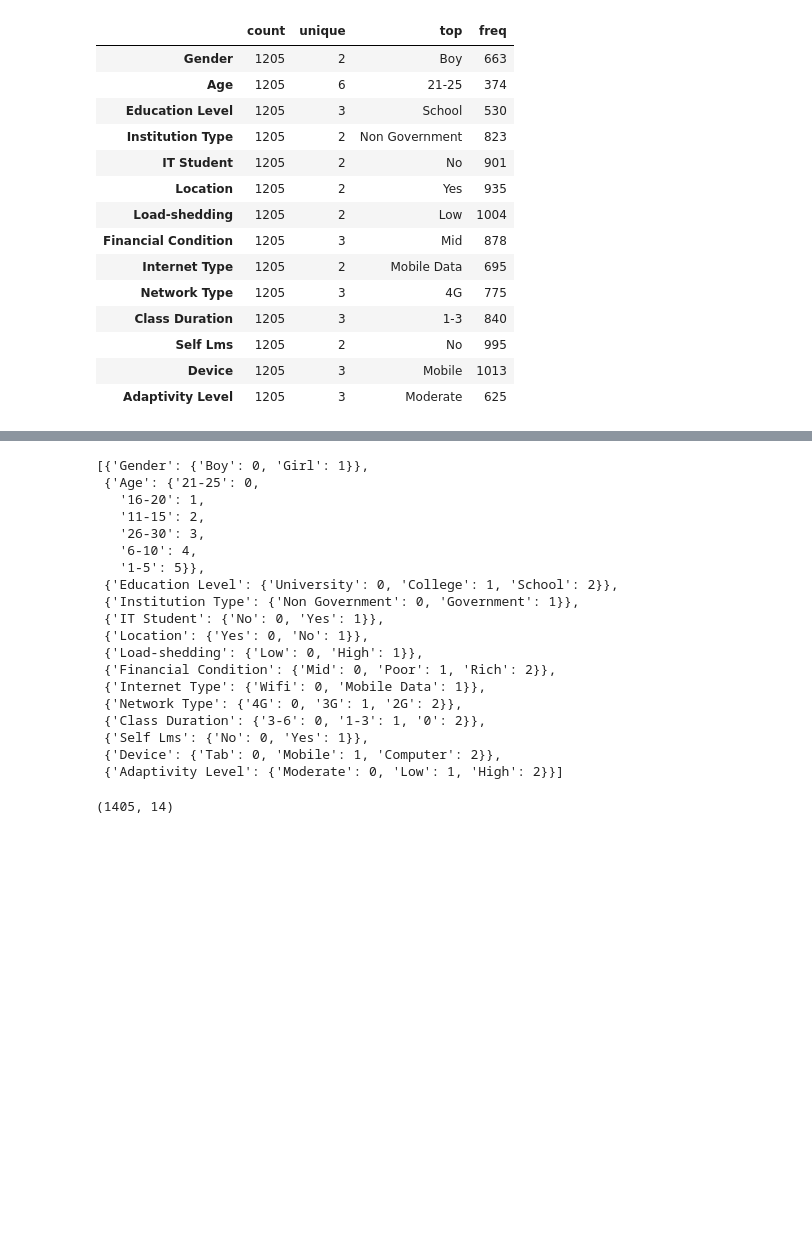
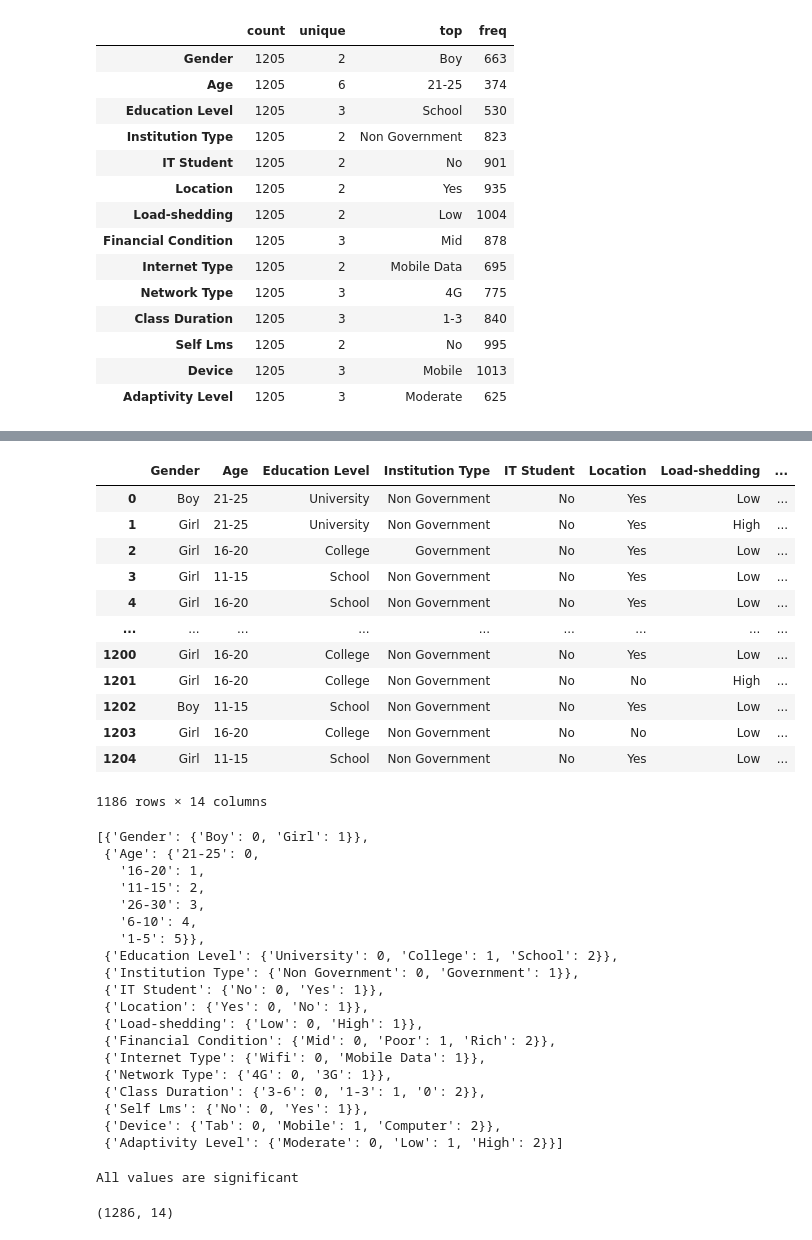
Before and after one commit to besteguney/EEE485, a Jupyter notebook: main2.ipynb, the cells around one changed output, grey strips where cells are left out. Saved outputs shown, nothing was run; the diff lists cells and outputs as text; code cells hidden in the pictures; blank space fills up the shorter version.

```diff
--- a/main2.ipynb
+++ b/main2.ipynb
@@ -54,3 +73,20 @@ df.describe().T
+# %%
+df = df.drop(df[df['Network Type']=='2G'].index)
+df
+# %% [output]
+|  | Gender | Age | Education Level | Institution Type | IT Student | Location | Load-shedding | ... |
+| 0 | Boy | 21-25 | University | Non Government | No | Yes | Low | ... |
+| 1 | Girl | 21-25 | University | Non Government | No | Yes | High | ... |
+| 2 | Girl | 16-20 | College | Government | No | Yes | Low | ... |
+| 3 | Girl | 11-15 | School | Non Government | No | Yes | Low | ... |
+| 4 | Girl | 16-20 | School | Non Government | No | Yes | Low | ... |
+| ... | ... | ... | ... | ... | ... | ... | ... | ... |
+| 1200 | Girl | 16-20 | College | Non Government | No | Yes | Low | ... |
+| 1201 | Girl | 16-20 | College | Non Government | No | No | High | ... |
+| 1202 | Boy | 11-15 | School | Non Government | No | Yes | Low | ... |
+| 1203 | Girl | 16-20 | College | Non Government | No | No | Low | ... |
+| 1204 | Girl | 11-15 | School | Non Government | No | Yes | Low | ... |
+1186 rows × 14 columns
 # %%
 ## Preprocessing the categorical data
 preprocesser = Utils()
@@ -71,17 +107,8 @@ preprocesser.mapping
  {'Load-shedding': {'Low': 0, 'High': 1}},
  {'Financial Condition': {'Mid': 0, 'Poor': 1, 'Rich': 2}},
  {'Internet Type': {'Wifi': 0, 'Mobile Data': 1}},
- {'Network Type': {'4G': 0, '3G': 1, '2G': 2}},
+ {'Network Type': {'4G': 0, '3G': 1}},
  {'Class Duration': {'3-6': 0, '1-3': 1, '0': 2}},
  {'Self Lms': {'No': 0, 'Yes': 1}},
  {'Device': {'Tab': 0, 'Mobile': 1, 'Computer': 2}},
  {'Adaptivity Level': {'Moderate': 0, 'Low': 1, 'High': 2}}]
-# %%
-## Handling imbalances in data
-smote = Smote(df, 200, 5)
-generated_data = smote.smote()
-generated_data = np.append(generated_data, np.ones((generated_data.shape[0],1)) * 2, axis=1)
-df = df.append(pd.DataFrame(generated_data, columns=df.columns.tolist()))
-df.shape
-# %% [output]
-(1405, 14)
@@ -96,0 +115,27 @@ one_hot_df.rename(columns={'Adaptivity Level_0.0': 'Adaptivity Level_Moderate',
+# %%
+# 1. Chi2-Test
+from scipy.stats import chi2_contingency
+
+def chi2_test(df):
+    not_significant = []
+    for index, val in enumerate(df):
+        contigency = pd.crosstab(index = df[val], columns=df['Adaptivity Level'])
+        result = chi2_contingency(contigency)  # stat, p, dof, expected
+        if result[1] > 0.05:
+            not_significant.append(val)
+    return not_significant
+
+result = chi2_test(df)
+if len(result) == 0:
+    print('All values are significant')
+# %% [output]
+All values are significant
+# %%
+## Handling imbalances in data
+smote = Smote(df, 100, 5)
+generated_data = smote.smote()
+generated_data = np.append(generated_data, np.ones((generated_data.shape[0],1)) * 2, axis=1)
+df = df.append(pd.DataFrame(generated_data, columns=df.columns.tolist()))
+df.shape
+# %% [output]
+(1286, 14)
```
Also changed, not shown: parts of 27 cells of this notebook, 10 other files.
